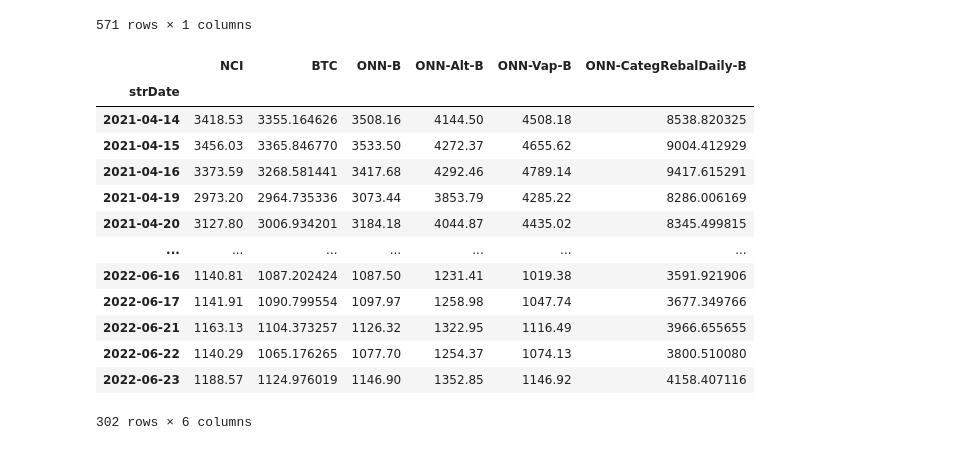
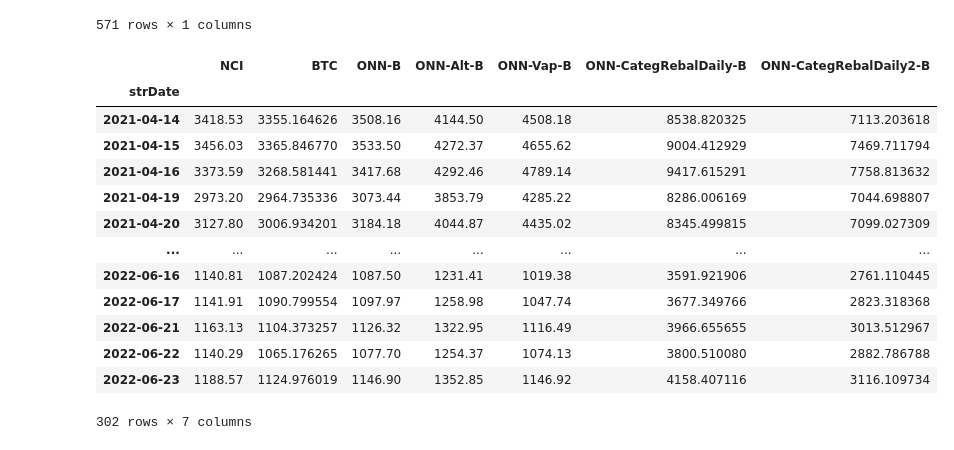
Before and after one commit to srmq/onn-indices, a Jupyter notebook: onn-b/exploreIndices.ipynb, the cells around one changed output. Saved outputs shown, nothing was run; the diff lists cells and outputs as text; code cells hidden in the pictures.

```diff
--- a/onn-b/exploreIndices.ipynb
+++ b/onn-b/exploreIndices.ipynb
@@ -57,24 +57,30 @@ onnCategRebal['strDate'] = onnCategRebal['Date'].apply(lambda val : (val - datet
 onnCategRebal.set_index('strDate', drop=True, inplace=True)
 onnCategRebal.rename(columns={'Close':'ONN-CategRebalDaily-B'}, inplace=True)
 df6 = onnCategRebal[['ONN-CategRebalDaily-B']]
+# %%
+onnCategRebal2 = pd.read_csv('Historical-ONN-CategRebalDaily2-B-30dW-30dR_2020-12-01_2022-06-24.csv', parse_dates = ['Date'], infer_datetime_format=True)
+onnCategRebal2['strDate'] = onnCategRebal2['Date'].apply(lambda val : (val - datetime.timedelta(seconds=1)).strftime('%Y-%m-%d'))
+onnCategRebal2.set_index('strDate', drop=True, inplace=True)
+onnCategRebal2.rename(columns={'Close':'ONN-CategRebalDaily2-B'}, inplace=True)
+df7 = onnCategRebal2[['ONN-CategRebalDaily2-B']]
 # %%
-df = pd.concat([df1, df2, df3, df4, df5, df6], join='inner', axis=1).sort_values('strDate')
+df = pd.concat([df1, df2, df3, df4, df5, df6, df7], join='inner', axis=1).sort_values('strDate')
 df
 # %% [output]
-|  | NCI | BTC | ONN-B | ONN-Alt-B | ONN-Vap-B | ONN-CategRebalDaily-B |
-| strDate |  |  |  |  |  |  |
-| 2021-04-14 | 3418.53 | 3355.164626 | 3508.16 | 4144.50 | 4508.18 | 8538.820325 |
-| 2021-04-15 | 3456.03 | 3365.846770 | 3533.50 | 4272.37 | 4655.62 | 9004.412929 |
-| 2021-04-16 | 3373.59 | 3268.581441 | 3417.68 | 4292.46 | 4789.14 | 9417.615291 |
-| 2021-04-19 | 2973.20 | 2964.735336 | 3073.44 | 3853.79 | 4285.22 | 8286.006169 |
-| 2021-04-20 | 3127.80 | 3006.934201 | 3184.18 | 4044.87 | 4435.02 | 8345.499815 |
-| ... | ... | ... | ... | ... | ... | ... |
-| 2022-06-16 | 1140.81 | 1087.202424 | 1087.50 | 1231.41 | 1019.38 | 3591.921906 |
-| 2022-06-17 | 1141.91 | 1090.799554 | 1097.97 | 1258.98 | 1047.74 | 3677.349766 |
-| 2022-06-21 | 1163.13 | 1104.373257 | 1126.32 | 1322.95 | 1116.49 | 3966.655655 |
-| 2022-06-22 | 1140.29 | 1065.176265 | 1077.70 | 1254.37 | 1074.13 | 3800.510080 |
-| 2022-06-23 | 1188.57 | 1124.976019 | 1146.90 | 1352.85 | 1146.92 | 4158.407116 |
+|  | NCI | BTC | ONN-B | ONN-Alt-B | ONN-Vap-B | ONN-CategRebalDaily-B | ONN-CategRebalDaily2-B |
+| strDate |  |  |  |  |  |  |  |
+| 2021-04-14 | 3418.53 | 3355.164626 | 3508.16 | 4144.50 | 4508.18 | 8538.820325 | 7113.203618 |
+| 2021-04-15 | 3456.03 | 3365.846770 | 3533.50 | 4272.37 | 4655.62 | 9004.412929 | 7469.711794 |
+| 2021-04-16 | 3373.59 | 3268.581441 | 3417.68 | 4292.46 | 4789.14 | 9417.615291 | 7758.813632 |
+| 2021-04-19 | 2973.20 | 2964.735336 | 3073.44 | 3853.79 | 4285.22 | 8286.006169 | 7044.698807 |
+| 2021-04-20 | 3127.80 | 3006.934201 | 3184.18 | 4044.87 | 4435.02 | 8345.499815 | 7099.027309 |
+| ... | ... | ... | ... | ... | ... | ... | ... |
+| 2022-06-16 | 1140.81 | 1087.202424 | 1087.50 | 1231.41 | 1019.38 | 3591.921906 | 2761.110445 |
+| 2022-06-17 | 1141.91 | 1090.799554 | 1097.97 | 1258.98 | 1047.74 | 3677.349766 | 2823.318368 |
+| 2022-06-21 | 1163.13 | 1104.373257 | 1126.32 | 1322.95 | 1116.49 | 3966.655655 | 3013.512967 |
+| 2022-06-22 | 1140.29 | 1065.176265 | 1077.70 | 1254.37 | 1074.13 | 3800.510080 | 2882.786788 |
+| 2022-06-23 | 1188.57 | 1124.976019 | 1146.90 | 1352.85 | 1146.92 | 4158.407116 | 3116.109734 |
-302 rows × 6 columns
+302 rows × 7 columns
 # %%
 df.plot(figsize=(12,8), colormap='plasma');
 # %% [output]
```
Also changed, not shown: parts of 1 cell of this notebook, 20 other files.
